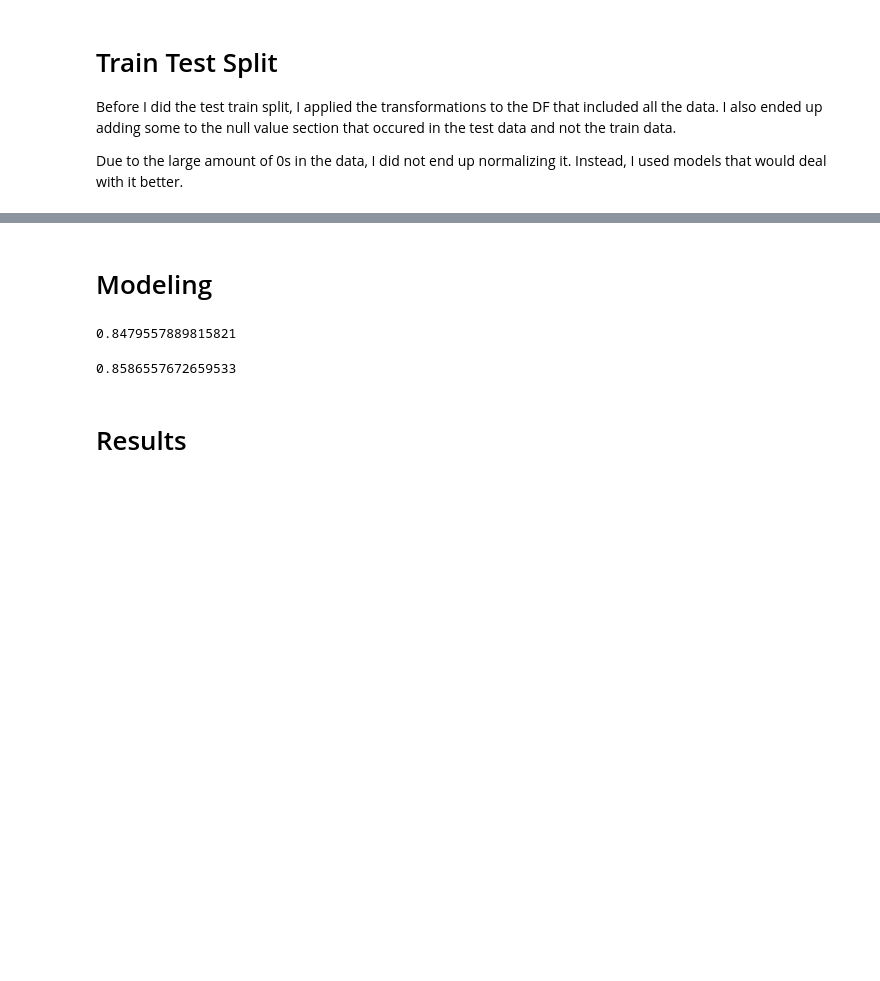
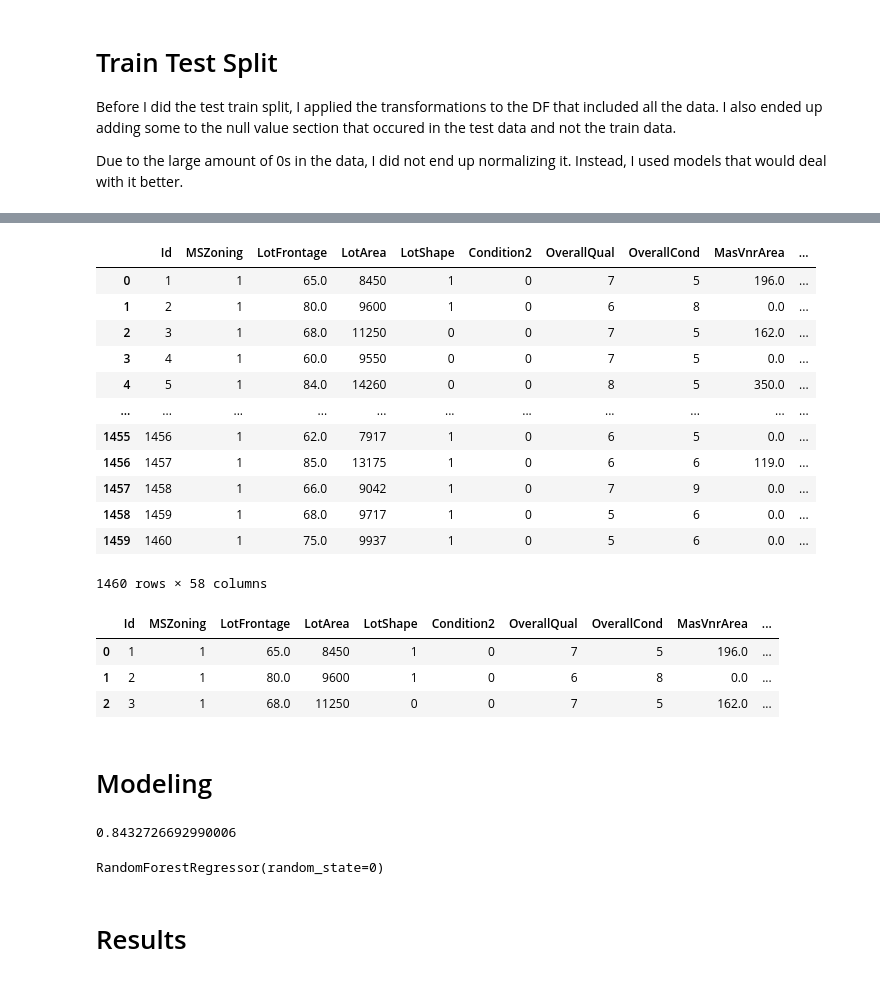
Before and after one commit to TheHamhams/housing-flask, a Jupyter notebook: Housing Notebook.ipynb, the cells around one changed output, grey strips where cells are left out. Saved outputs shown, nothing was run; the diff lists cells and outputs as text; code cells hidden in the pictures; blank space fills up the shorter version.

```diff
--- a/Housing Notebook.ipynb
+++ b/Housing Notebook.ipynb
@@ -1101,7 +1102,8 @@ all_data.Electrical = all_data.Electrical.apply(lambda x: 1 if x == 'SBrkr' else
 all_data.GarageType = all_data.GarageType.apply(lambda x: 'Other' if x in garage_others else x)
 all_data.MiscFeature = all_data.MiscFeature.apply(lambda x: 0 if x == 'NA' else 1)
 all_data.SaleType = all_data.SaleType.apply(lambda x: x if x in sale_common else 'Other')
-all_data.SaleType = all_data.SaleType.apply(lambda x: x if x in sale_common else 'Other')
+all_data.PavedDrive = all_data.PavedDrive.apply(lambda x: 1 if x == 'Y' else 0)
+
 
 
 # Changing columns to Ordinal
@@ -1139,19 +1141,3 @@ all_data.drop(['MiscFeature', 'Fence', 'PoolQC', 'Alley', 'YrSold', 'Heating', '
 
 # Dropping highly correlated columns
 all_data.drop(columns=corr_array, inplace=True)
-
-# Train Test Split
-from sklearn.model_selection import train_test_split
-
-y = all_data['SalePrice']
-X = all_data.copy()
-X = X.drop('SalePrice', axis=1)
-X_train, X_test, y_train, y_test = train_test_split(X, y, train_size = 0.8, test_size = 0.2, random_state=1)
-
-
-# One hot encoding
-all_dummies = pd.get_dummies(all_data)
-X_train = all_dummies[all_dummies.train_test == 1].drop(['train_test', 'SalePrice'], axis =1)
-X_test = all_dummies[all_dummies.train_test == 0].drop(['train_test', 'SalePrice'], axis =1)
-
-y_train = all_data[all_data.train_test == 1].SalePrice
@@ -1157,0 +1164,36 @@ y_train = all_data[all_data.train_test == 1].SalePrice
+# %%
+# One-Hot Encoding
+from sklearn.preprocessing import OneHotEncoder
+
+ohe_columns = ['Neighborhood', 'Condition1', 'BldgType', 'HouseStyle', 'MSSubClass', 'Exterior1st', 'Exterior2nd',
+               'MasVnrType', 'Foundation', 'GarageType', 'GarageFinish', 'SaleType', 'LotConfig', 'SaleCondition']
+
+df_ohe = all_data[ohe_columns]
+
+enc = OneHotEncoder(handle_unknown='ignore')
+
+temp = pd.DataFrame(enc.fit_transform(df_ohe))
+
+all_data.drop(ohe_columns, inplace=True, axis=1)
+all_data.join(temp.head())
+# %% [output]
+|  | Id | MSZoning | LotFrontage | LotArea | LotShape | Condition2 | OverallQual | OverallCond | MasVnrArea | ... |
+| 0 | 1 | 1 | 65.0 | 8450 | 1 | 0 | 7 | 5 | 196.0 | ... |
+| 1 | 2 | 1 | 80.0 | 9600 | 1 | 0 | 6 | 8 | 0.0 | ... |
+| 2 | 3 | 1 | 68.0 | 11250 | 0 | 0 | 7 | 5 | 162.0 | ... |
+| 3 | 4 | 1 | 60.0 | 9550 | 0 | 0 | 7 | 5 | 0.0 | ... |
+| 4 | 5 | 1 | 84.0 | 14260 | 0 | 0 | 8 | 5 | 350.0 | ... |
+| ... | ... | ... | ... | ... | ... | ... | ... | ... | ... | ... |
+| 1455 | 1456 | 1 | 62.0 | 7917 | 1 | 0 | 6 | 5 | 0.0 | ... |
+| 1456 | 1457 | 1 | 85.0 | 13175 | 1 | 0 | 6 | 6 | 119.0 | ... |
+| 1457 | 1458 | 1 | 66.0 | 9042 | 1 | 0 | 7 | 9 | 0.0 | ... |
+| 1458 | 1459 | 1 | 68.0 | 9717 | 1 | 0 | 5 | 6 | 0.0 | ... |
+| 1459 | 1460 | 1 | 75.0 | 9937 | 1 | 0 | 5 | 6 | 0.0 | ... |
+1460 rows × 58 columns
+# %%
+all_data.head(3)
+# %% [output]
+|  | Id | MSZoning | LotFrontage | LotArea | LotShape | Condition2 | OverallQual | OverallCond | MasVnrArea | ... |
+| 0 | 1 | 1 | 65.0 | 8450 | 1 | 0 | 7 | 5 | 196.0 | ... |
+| 1 | 2 | 1 | 80.0 | 9600 | 1 | 0 | 6 | 8 | 0.0 | ... |
+| 2 | 3 | 1 | 68.0 | 11250 | 0 | 0 | 7 | 5 | 162.0 | ... |
@@ -1162,12 +1212,13 @@ xgb = XGBRegressor(random_state=0)
 cv = cross_val_score(xgb, X_train, y_train, cv=5)
 cv.mean()
 # %% [output]
-0.8479557889815821
+0.8432726692990006
 # %%
 rf = RandomForestRegressor(random_state=0)
 cv = cross_val_score(rf, X_train, y_train, cv=5)
 cv.mean()
+rf.fit(X_train, y_train)
 # %% [output]
-0.8586557672659533
+RandomForestRegressor(random_state=0)
 # %% [markdown]
 # Results
```
Also changed, not shown: parts of 10 cells of this notebook, 2 other files.
